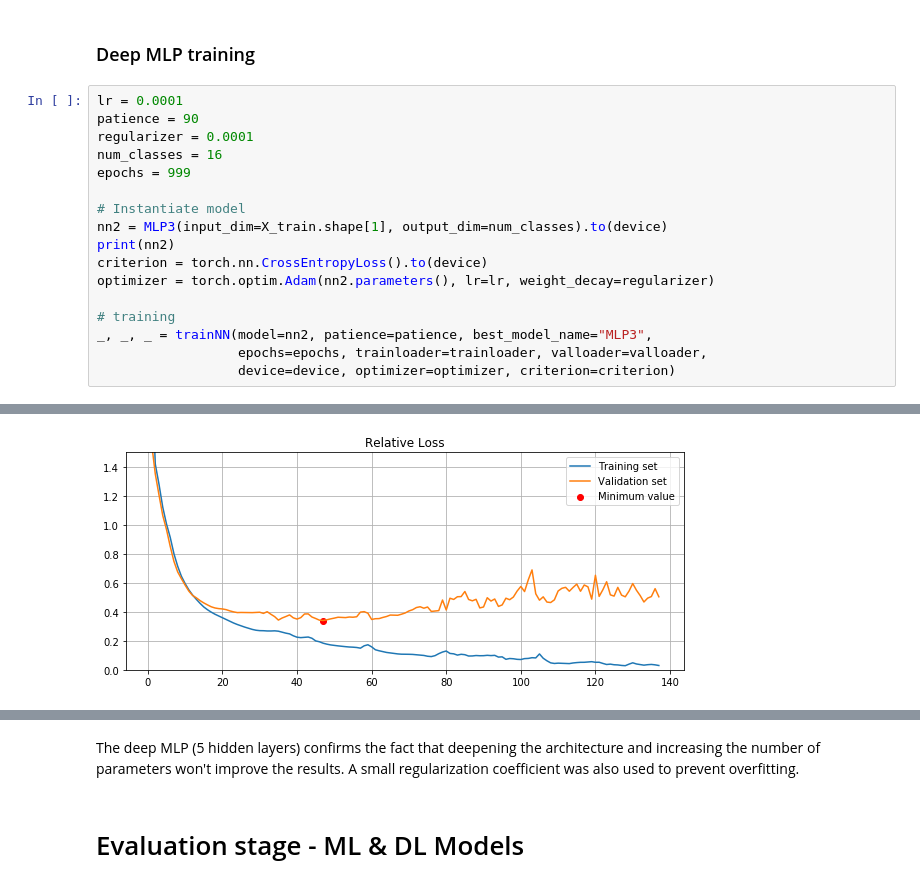
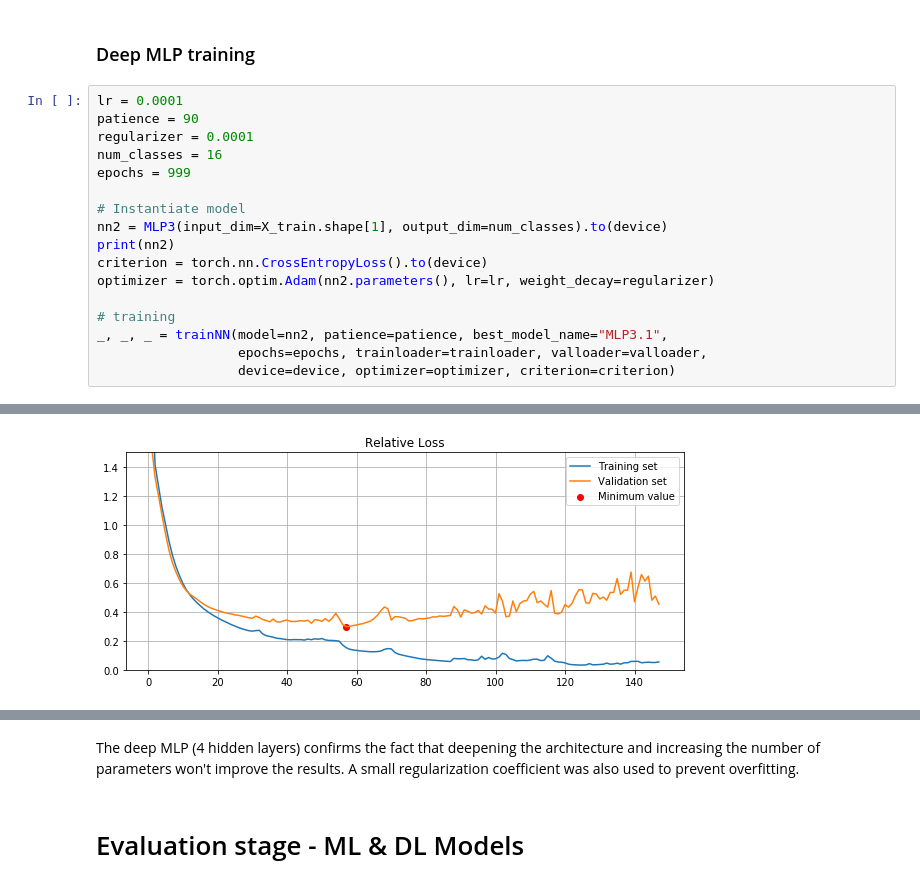
Before and after one commit to pelekhs/Geo-exercise-5, a Jupyter notebook: Excercise - 5.2.ipynb, the cells around one changed output, grey strips where cells are left out. Cells and saved outputs as stored; diff of their text form.

```diff
--- a/Excercise - 5.2.ipynb
+++ b/Excercise - 5.2.ipynb
@@ -354,7 +355,7 @@ criterion = torch.nn.CrossEntropyLoss().to(device)
 optimizer = torch.optim.Adam(nn2.parameters(), lr=lr, weight_decay=regularizer)
 
 # training
-_, _, _ = trainNN(model=nn2, patience=patience, best_model_name="MLP3",
+_, _, _ = trainNN(model=nn2, patience=patience, best_model_name="MLP3.1",
                   epochs=epochs, trainloader=trainloader, valloader=valloader,
                   device=device, optimizer=optimizer, criterion=criterion)
 # %% [output]
@@ -375,4 +376,4 @@ Validation loss: 0.5037, Validation accuracy: 0.8873
 Countdown: 1
 
 Finished Training!
-[figure, old version]
+[figure, new version]
@@ -380,5 +381,5 @@ The accuracy achieved is: 0.890 at epoch 47
 # %% [markdown]
-The deep MLP (5 hidden layers) confirms the fact that deepening the architecture and increasing the number of parameters won't improve the results. A small regularization coefficient was also used to prevent overfitting.
+The deep MLP (4 hidden layers) confirms the fact that deepening the architecture and increasing the number of parameters won't improve the results. A small regularization coefficient was also used to prevent overfitting.
 # %% [markdown]
 # Evaluation stage - ML & DL Models
 # %% [markdown]
```
Also changed, not shown: parts of 5 cells of this notebook, 5 other files.
